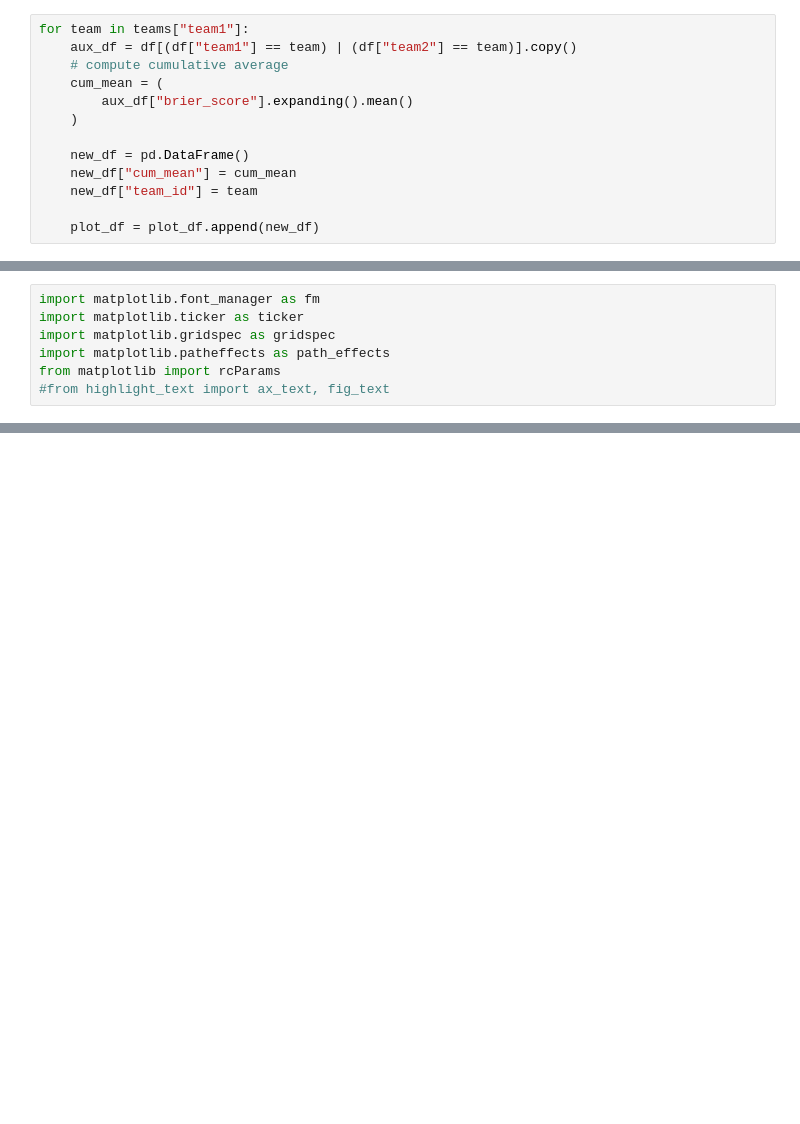
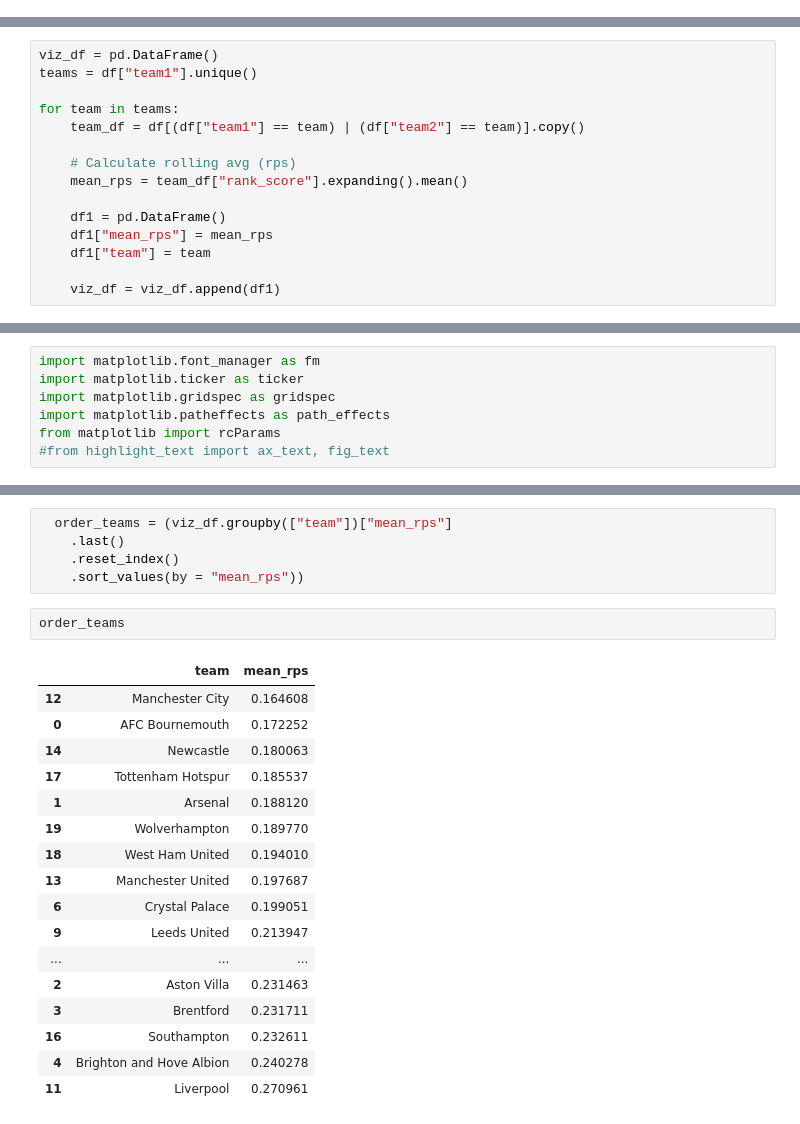
Before and after one commit to raoaaditya710/FootballAnalytics, a Jupyter notebook: notebooks/score-prediction-evaluation.ipynb, the cells around one changed output, grey strips where cells are left out. Saved outputs shown, nothing was run; the diff lists cells and outputs as text; blank space fills up the shorter version.

```diff
--- a/notebooks/score-prediction-evaluation.ipynb
+++ b/notebooks/score-prediction-evaluation.ipynb
@@ -152,13 +147,0 @@ plot_df = pd.DataFrame()
-# %%
-for team in teams["team1"]:
-    aux_df = df[(df["team1"] == team) | (df["team2"] == team)].copy()
-    # compute cumulative average
-    cum_mean = (
-        aux_df["brier_score"].expanding().mean()
-    )
-
-    new_df = pd.DataFrame()
-    new_df["cum_mean"] = cum_mean
-    new_df["team_id"] = team
-
-    plot_df = plot_df.append(new_df)
@@ -200,0 +148,15 @@ plot_df[plot_df["team_id"] == "Barcelona"]
+# %%
+viz_df = pd.DataFrame()
+teams = df["team1"].unique()
+
+for team in teams:
+    team_df = df[(df["team1"] == team) | (df["team2"] == team)].copy()
+
+    # Calculate rolling avg (rps)
+    mean_rps = team_df["rank_score"].expanding().mean()
+
+    df1 = pd.DataFrame()
+    df1["mean_rps"] = mean_rps
+    df1["team"] = team
+
+    viz_df = viz_df.append(df1)
@@ -207,0 +210,25 @@ from matplotlib import rcParams
+# %%
+  order_teams = (viz_df.groupby(["team"])["mean_rps"]
+    .last()
+    .reset_index()
+    .sort_values(by = "mean_rps"))
+# %%
+order_teams
+# %% [output]
+|  | team | mean_rps |
+| 12 | Manchester City | 0.164608 |
+| 0 | AFC Bournemouth | 0.172252 |
+| 14 | Newcastle | 0.180063 |
+| 17 | Tottenham Hotspur | 0.185537 |
+| 1 | Arsenal | 0.188120 |
+| 19 | Wolverhampton | 0.189770 |
+| 18 | West Ham United | 0.194010 |
+| 13 | Manchester United | 0.197687 |
+| 6 | Crystal Palace | 0.199051 |
+| 9 | Leeds United | 0.213947 |
+| ... | ... | ... |
+| 2 | Aston Villa | 0.231463 |
+| 3 | Brentford | 0.231711 |
+| 16 | Southampton | 0.232611 |
+| 4 | Brighton and Hove Albion | 0.240278 |
+| 11 | Liverpool | 0.270961 |
```
Also changed, not shown: parts of 20 cells of this notebook.
